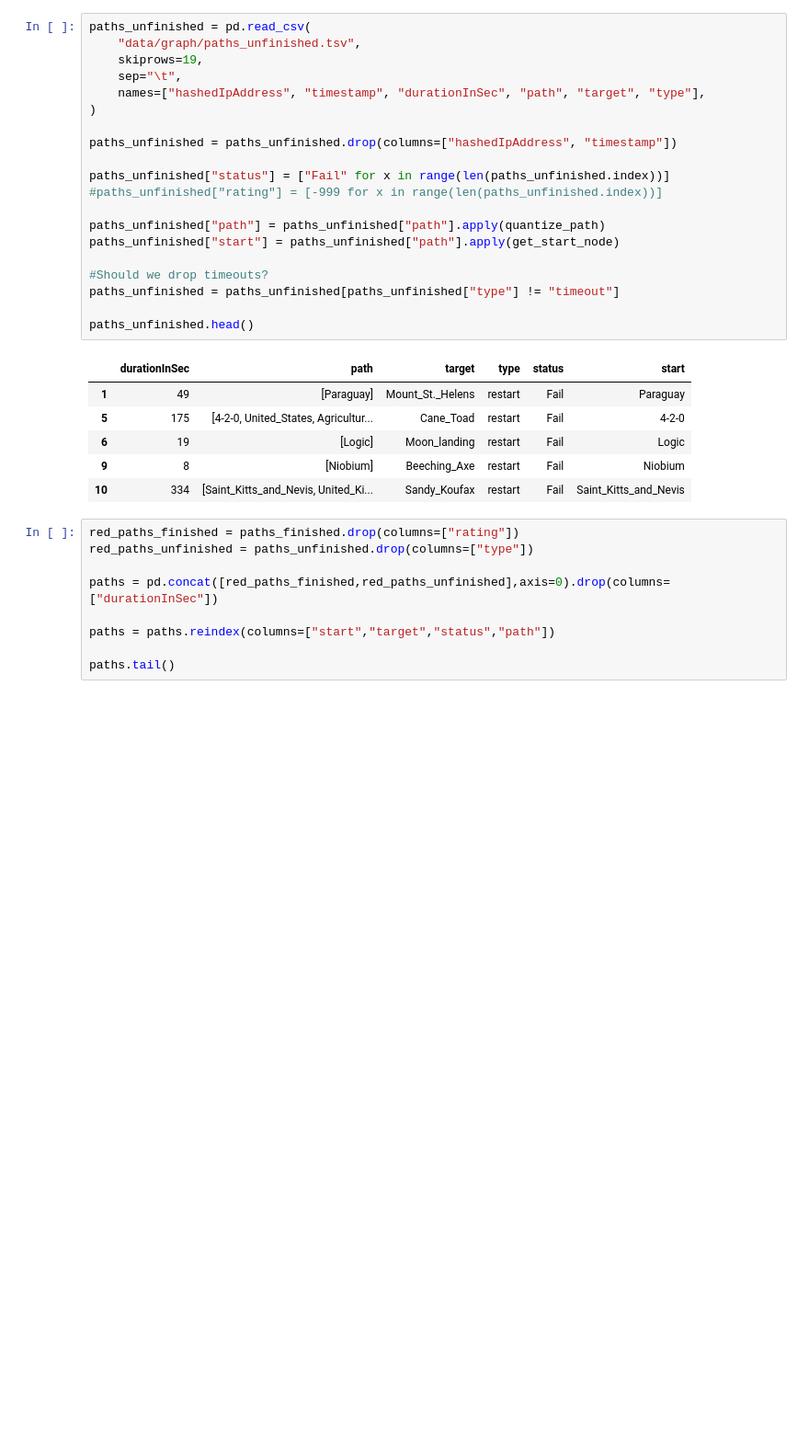
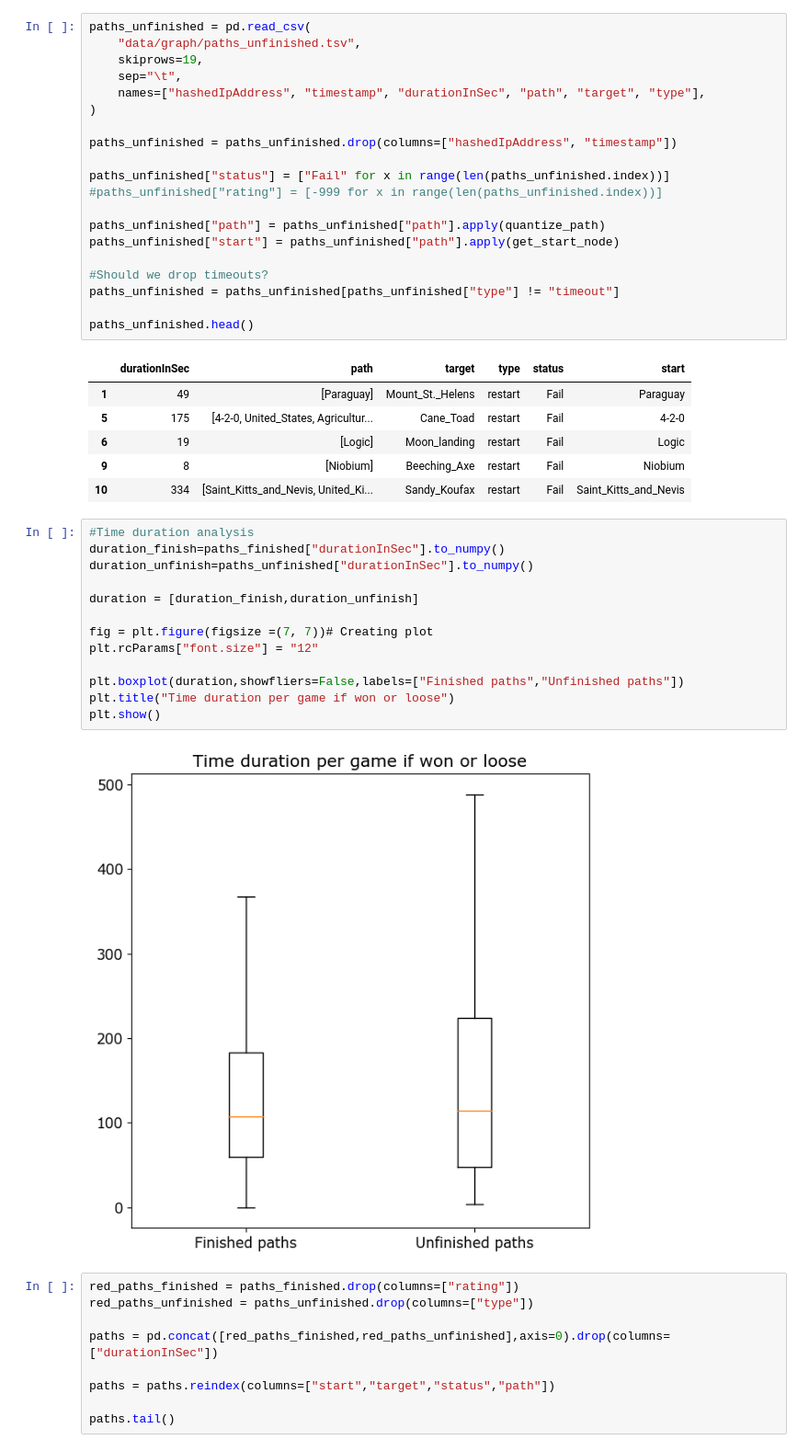
Before and after one commit to epfl-ada/ada-2022-project-souvladaki, a Jupyter notebook: initial_analysis.ipynb, the cells around one changed output. Shown at 92% size. Saved outputs shown, nothing was run; the diff lists cells and outputs as text; blank space fills up the shorter version.

```diff
--- a/initial_analysis.ipynb
+++ b/initial_analysis.ipynb
@@ -274,6 +297,21 @@ paths_unfinished.head()
 | 6 | 19 | [Logic] | Moon_landing | restart | Fail | Logic |
 | 9 | 8 | [Niobium] | Beeching_Axe | restart | Fail | Niobium |
 | 10 | 334 | [Saint_Kitts_and_Nevis, United_Ki... | Sandy_Koufax | restart | Fail | Saint_Kitts_and_Nevis |
+# %%
+#Time duration analysis
+duration_finish=paths_finished["durationInSec"].to_numpy()
+duration_unfinish=paths_unfinished["durationInSec"].to_numpy()
+
+duration = [duration_finish,duration_unfinish]
+
+fig = plt.figure(figsize =(7, 7))# Creating plot
+plt.rcParams["font.size"] = "12"
+
+plt.boxplot(duration,showfliers=False,labels=["Finished paths","Unfinished paths"])
+plt.title("Time duration per game if won or loose")
+plt.show()
+# %% [output]
+[figure, added]
 # %%
 red_paths_finished = paths_finished.drop(columns=["rating"])
 red_paths_unfinished = paths_unfinished.drop(columns=["type"])
```
Also changed, not shown: parts of 9 cells of this notebook, 3 other files.
